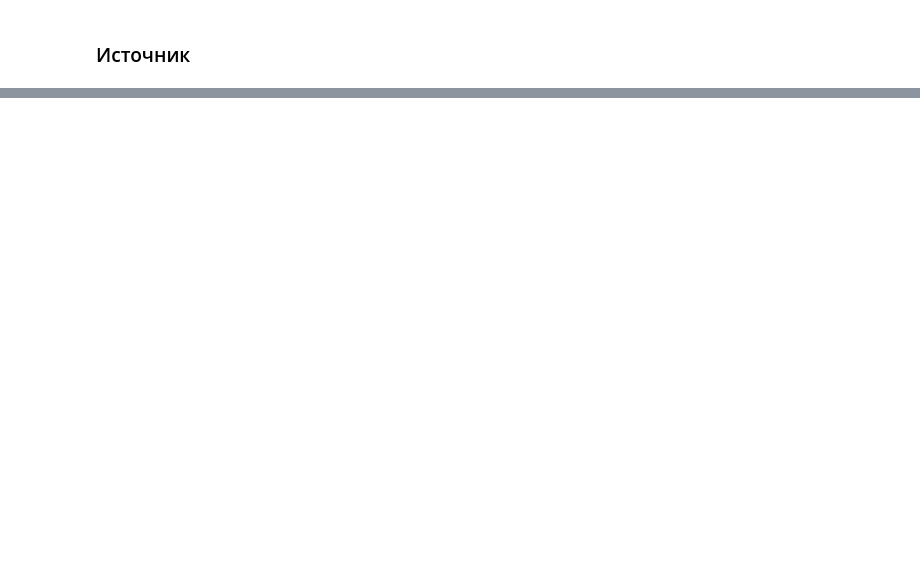
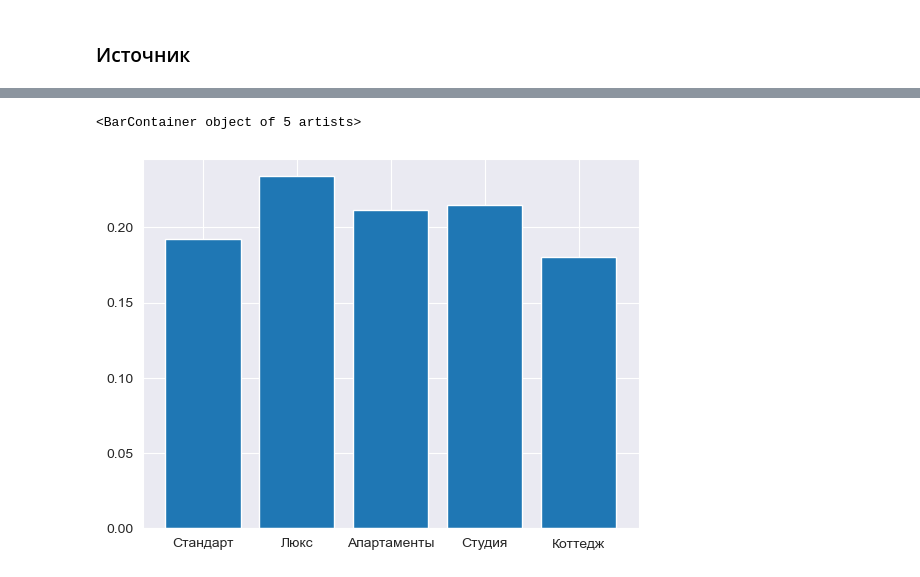
Before and after one commit to impartac/PSB_hack, a Jupyter notebook: scripts/data_preproc.ipynb, the cells around one changed output, grey strips where cells are left out. Drawn from its saved outputs; the diff is of its cells as text; code cells hidden in the pictures; blank space fills up the shorter version.

```diff
--- a/scripts/data_preproc.ipynb
+++ b/scripts/data_preproc.ipynb
@@ -311,0 +312,4 @@ plt.show()
+# %%
+place_type = ['Стандарт', 'Люкс', 'Апартаменты', 'Студия', 'Коттедж']
+for t in place_type:
+    train_df[t] = train_df['Категория номера'].str.contains(t).astype(int)
@@ -311,0 +332,10 @@ plt.show()
+# %%
+probabilities = []
+for t in place_type:
+    probabilities.append(train_df[train_df[t] == 1]['Дата отмены'].mean())
+
+# Строим гистограмму
+plt.bar(place_type, probabilities)
+# %% [output]
+<BarContainer object of 5 artists>
+[figure, added]
```
Also changed, not shown: parts of 14 cells of this notebook.
